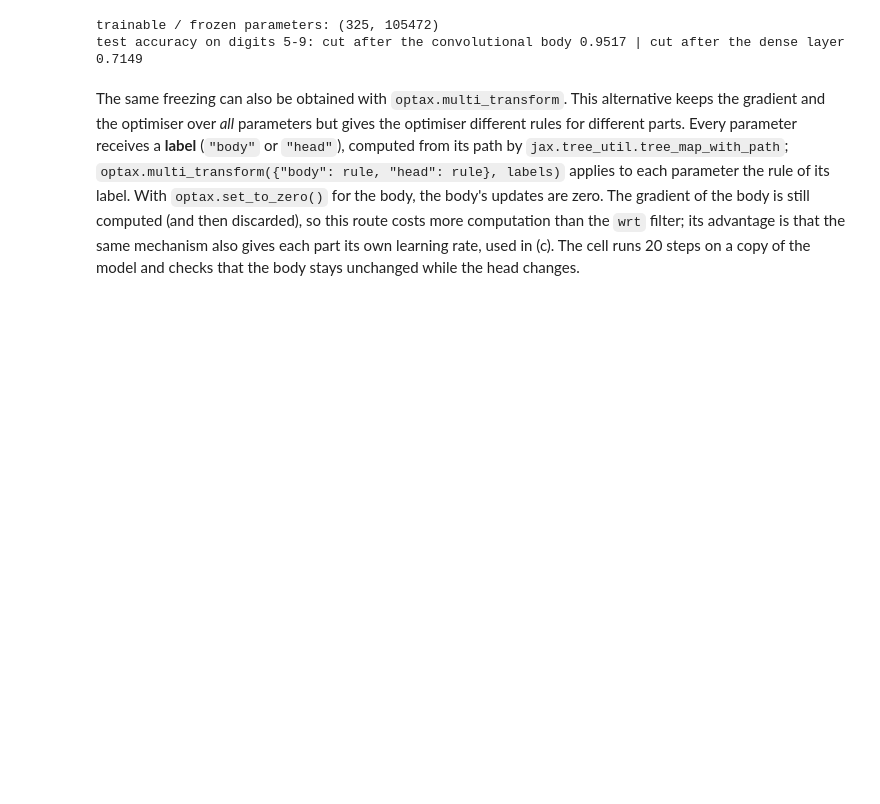
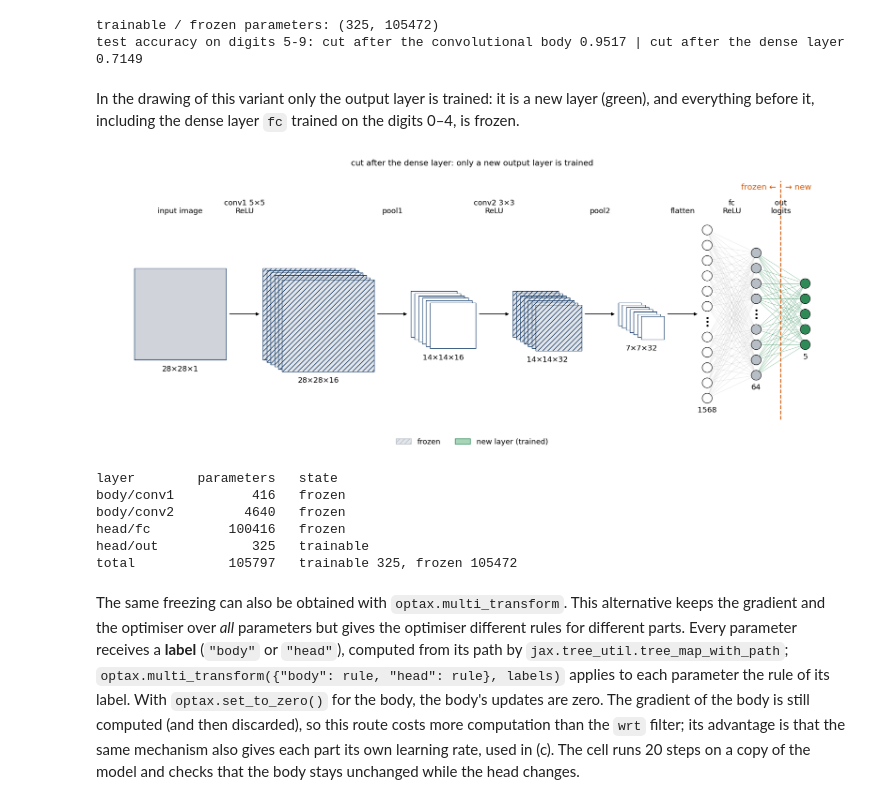
Before and after one commit to MarcinPlodzien/deep-learning-for-classical-and-quantum-physics, a Jupyter notebook: notebooks/lecture-01/lab-003b-trained-networks-jax.ipynb, the cells around one changed output. Drawn from its saved outputs; the diff is of its cells as text; code cells hidden in the pictures; blank space fills up the shorter version.

```diff
--- a/notebooks/lecture-01/lab-003b-trained-networks-jax.ipynb
+++ b/notebooks/lecture-01/lab-003b-trained-networks-jax.ipynb
@@ -621,6 +897,21 @@ print(f"test accuracy on digits 5-9: cut after the convolutional body {acc_b:.4f
 # %% [output]
 trainable / frozen parameters: (325, 105472)
 test accuracy on digits 5-9: cut after the convolutional body 0.9517 | cut after the dense layer 0.7149
+# %% [markdown]
+In the drawing of this variant only the output layer is trained: it is a new layer (green), and everything before it, including the dense layer `fc` trained on the digits 0–4, is frozen.
+# %%
+draw_cnn(smallcnn_stages(), status=[None, "frozen", None, "frozen", None, None, "frozen", "new"], cut=(6, "frozen", "new"),
+         title="cut after the dense layer: only a new output layer is trained")
+plt.show()
+layer_table(net_b2, out_only)
+# %% [output]
+[figure, added]
+layer        parameters   state
+body/conv1          416   frozen
+body/conv2         4640   frozen
+head/fc          100416   frozen
+head/out            325   trainable
+total            105797   trainable 325, frozen 105472
 # %% [markdown]
 The same freezing can also be obtained with `optax.multi_transform`. This alternative keeps the gradient and the optimiser over *all* parameters but gives the optimiser different rules for different parts. Every parameter receives a **label** (`"body"` or `"head"`), computed from its path by `jax.tree_util.tree_map_with_path`; `optax.multi_transform({"body": rule, "head": rule}, labels)` applies to each parameter the rule of its label. With `optax.set_to_zero()` for the body, the body's updates are zero. The gradient of the body is still computed (and then discarded), so this route costs more computation than the `wrt` filter; its advantage is that the same mechanism also gives each part its own learning rate, used in (c). The cell runs 20 steps on a copy of the model and checks that the body stays unchanged while the head changes.
 # %%
```
Also changed, not shown: parts of 23 cells of this notebook, 48 other files.
